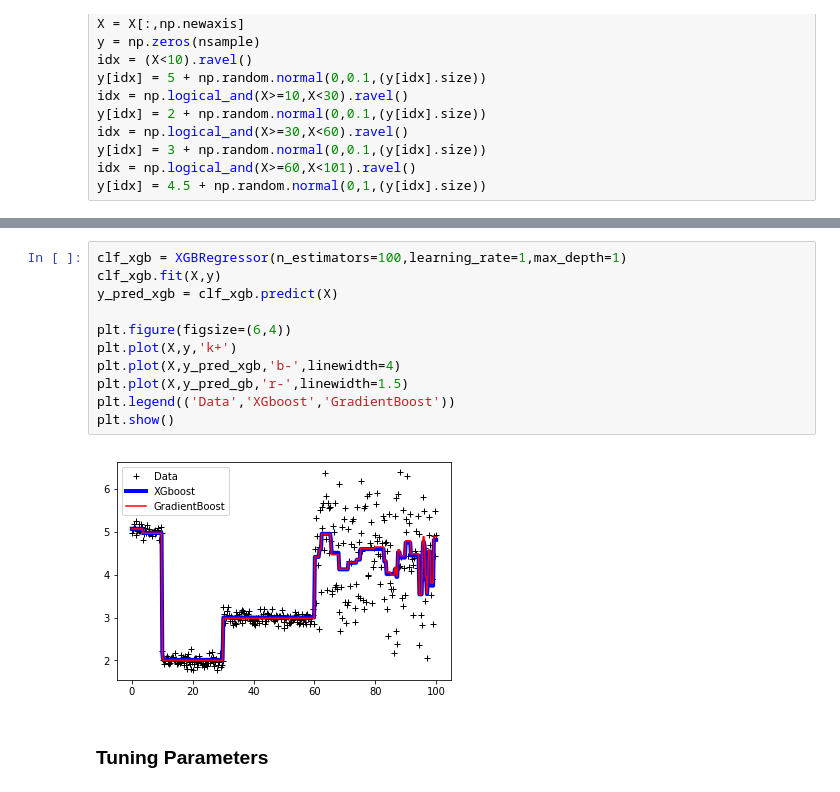
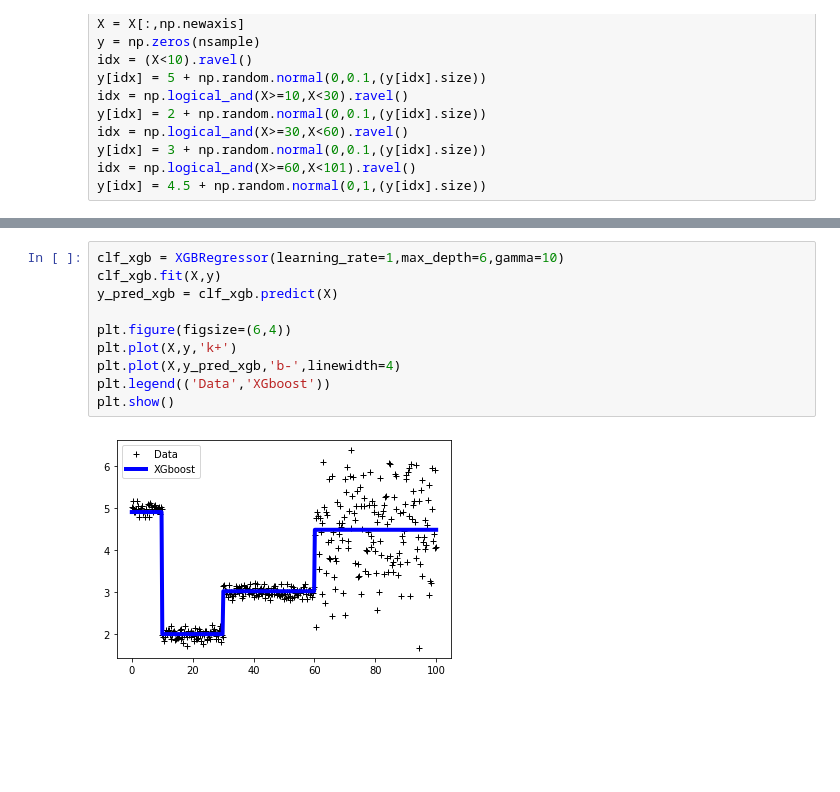
Before and after one commit to jeremy-xx/boosted-trees, a Jupyter notebook: gradient_boost.ipynb, the cells around one changed output, grey strips where cells are left out. Drawn from its saved outputs; the diff is of its cells as text; blank space fills up the shorter version.

Commit message:
update gradient_boost
summarize some tunning parameters for boosting tree model

```diff
--- a/gradient_boost.ipynb
+++ b/gradient_boost.ipynb
@@ -64,15 +99,12 @@ Website: https://xgboost.readthedocs.io/en/latest/, https://lightgbm.readthedocs
 # %%
-clf_xgb = XGBRegressor(n_estimators=100,learning_rate=1,max_depth=1)
+clf_xgb = XGBRegressor(learning_rate=1,max_depth=6,gamma=10)
 clf_xgb.fit(X,y)
 y_pred_xgb = clf_xgb.predict(X)
 
 plt.figure(figsize=(6,4))
 plt.plot(X,y,'k+')
 plt.plot(X,y_pred_xgb,'b-',linewidth=4)
-plt.plot(X,y_pred_gb,'r-',linewidth=1.5)
-plt.legend(('Data','XGboost','GradientBoost'))
+plt.legend(('Data','XGboost'))
 plt.show()
 # %% [output]
-[figure, old version]
+[figure, new version]
-# %% [markdown]
-### Tuning Parameters
```
Also changed, not shown: parts of 10 cells of this notebook, 1 other file.
